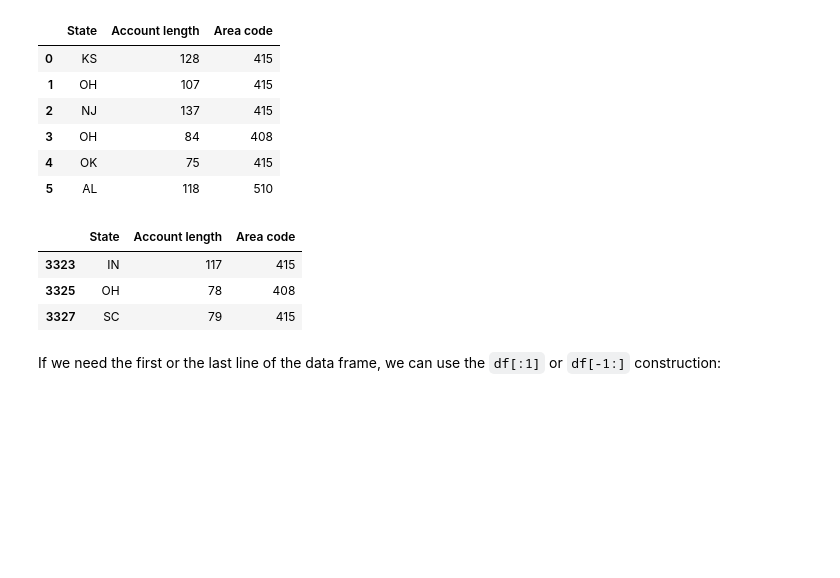
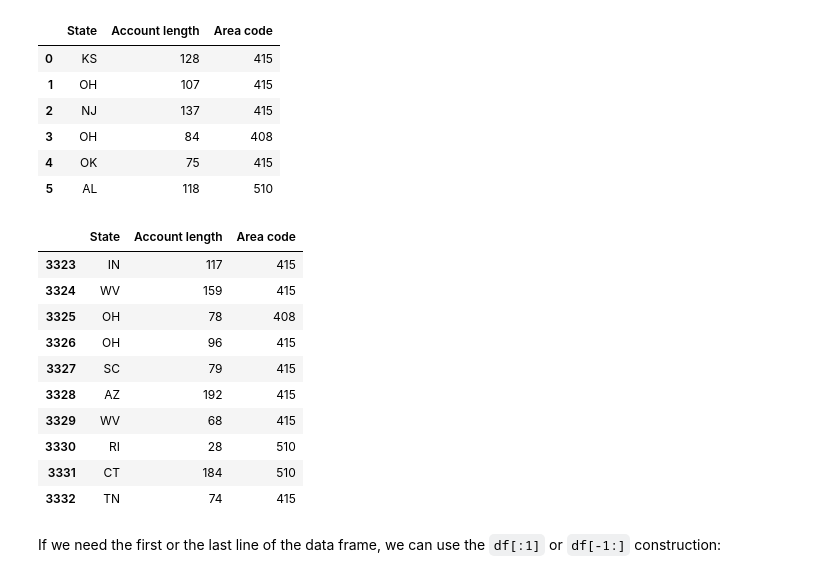
Before and after one commit to ulstu/ml, a Jupyter notebook: ml_course_en/lecture02. Basics of python/Lecture 02. pandas_data_analysis.ipynb, the cells around one changed output. Drawn from its saved outputs; the diff is of its cells as text; code cells hidden in the pictures; blank space fills up the shorter version.

```diff
--- a/ml_course_en/lecture02. Basics of python/Lecture 02. pandas_data_analysis.ipynb
+++ b/ml_course_en/lecture02. Basics of python/Lecture 02. pandas_data_analysis.ipynb
@@ -231,12 +245,19 @@ df.loc[0:5, 'State':'Area code']
 | 4 | OK | 75 | 415 |
 | 5 | AL | 118 | 510 |
 # %%
-df.iloc[-10:-5:2, 0:3]
+df.iloc[-10::1, 0:3]
 # %% [output]
 |  | State | Account length | Area code |
 | 3323 | IN | 117 | 415 |
+| 3324 | WV | 159 | 415 |
 | 3325 | OH | 78 | 408 |
+| 3326 | OH | 96 | 415 |
 | 3327 | SC | 79 | 415 |
+| 3328 | AZ | 192 | 415 |
+| 3329 | WV | 68 | 415 |
+| 3330 | RI | 28 | 510 |
+| 3331 | CT | 184 | 510 |
+| 3332 | TN | 74 | 415 |
 # %% [markdown]
 If we need the first or the last line of the data frame, we can use the `df[:1]` or `df[-1:]` construction:
 # %%
```
Also changed, not shown: parts of 2 cells of this notebook, 5 other files.
